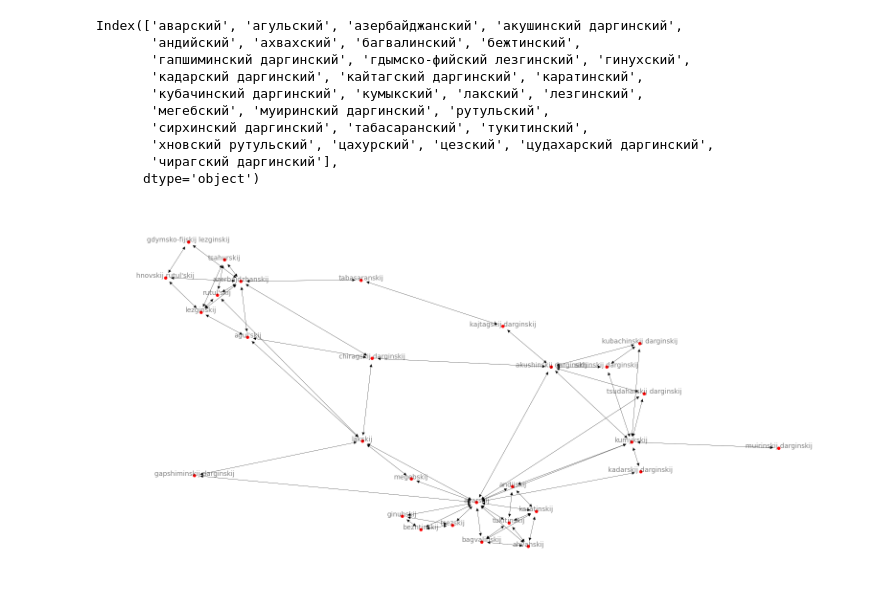
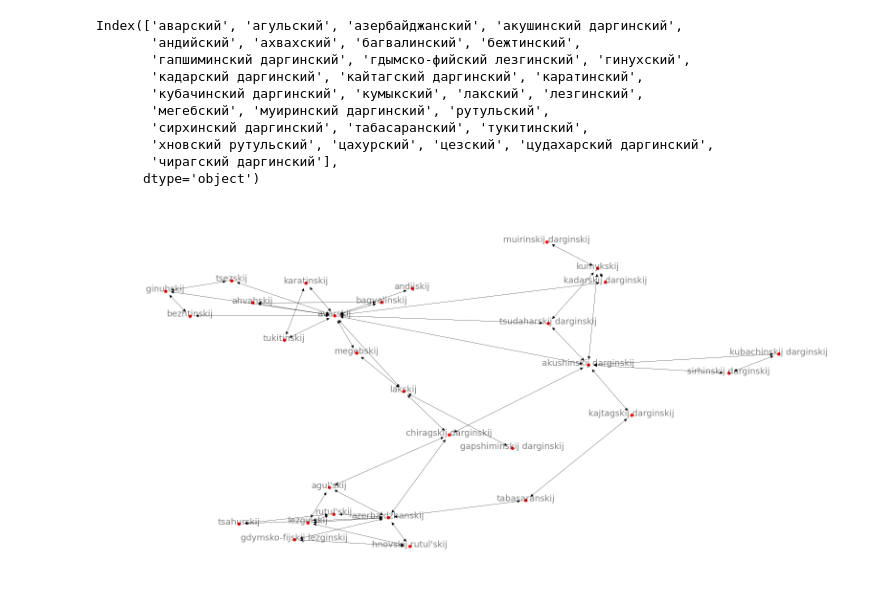
Before and after one commit to alexeykosh/2023-Daghestan-colexification, a Jupyter notebook: multidag_graph.ipynb, the cells around one changed output. Drawn from its saved outputs; the diff is of its cells as text; code cells hidden in the pictures.

Commit message:
converted to percentage, added BC plots

```diff
--- a/multidag_graph.ipynb
+++ b/multidag_graph.ipynb
@@ -30,10 +30,17 @@ Index(['аварский', 'агульский', 'азербайджанский
 # %%
 # group by 'mother tongue' and sum
 matrix = matrix.groupby(matrix.index).sum()
+# turn to percentage
+matrix = matrix.div(matrix.sum(axis=1), axis=0)
 # add missing languages from columns to index
 matrix = matrix.reindex(matrix.columns, axis=0, fill_value=0)
 # if column == index, set to 0
 matrix = matrix.where(matrix != matrix.T, 0)
+# turn Nan to 0
+matrix = matrix.fillna(0)
+# %%
+# if matrix value is less that 1 set to 0
+matrix = matrix.where(matrix > 0.05, 0)
 # %%
 # # apply transliteration to index and columns
 matrix.index = matrix.index.map(transliterate)
@@ -41,8 +48,8 @@ matrix.columns = matrix.columns.map(transliterate)
 # %%
 # convert matrix into a networkx graph
 G = nx.from_numpy_array(matrix.values)
-# turn into a directed graph
-G = G.to_directed()
+# convert g to digraph
+G = nx.DiGraph(G)
 # set node names
 G = nx.relabel_nodes(G, dict(zip(range(len(matrix.columns)), matrix.columns)))
 
@@ -51,14 +58,14 @@ pos = nx.spring_layout(G, k=0.5, iterations=100)
 # %%
 # raise labels above edges
 pos_higher = {}
 y_off = 0.01  # offset on the y axis
 for k, v in pos.items():
     pos_higher[k] = (v[0], v[1] + y_off)
 
 plt.figure(figsize=(20,10))
 nx.draw_networkx_edges(G, pos, alpha=1, width=0.2)
 nx.draw_networkx_nodes(G, pos, node_size=15, node_color='red')
-nx.draw_networkx_labels(G, pos_higher, font_size=10, font_family='sans-serif', alpha=0.5)
+nx.draw_networkx_labels(G, pos_higher, font_size=13, font_family='sans-serif', alpha=0.5)
 _ = plt.axis('off')
 # %% [output]
-[figure, old version]
+[figure, new version]
```
